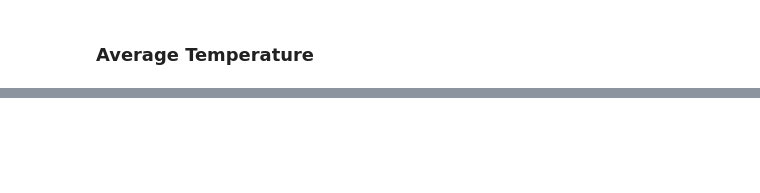
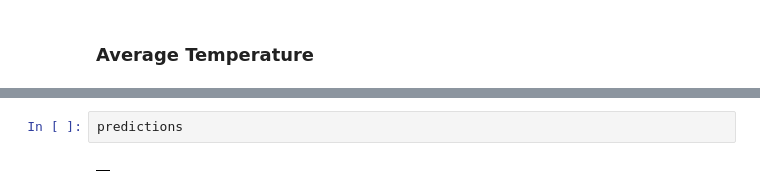
Before and after one commit to OptiMinders-IntelliHack5/Intellihack_OptiMinders_Task1, a Jupyter notebook: task_1.ipynb, the cells around one changed output, grey strips where cells are left out. Cells and saved outputs as stored; diff of their text form; blank space fills up the shorter version.

```diff
--- a/task_1.ipynb
+++ b/task_1.ipynb
@@ -267,0 +493,4 @@ temp_test.plot(legend=True)
+# %%
+predictions
+# %% [output]
+|  |
```
Also changed, not shown: parts of 52 cells of this notebook.
